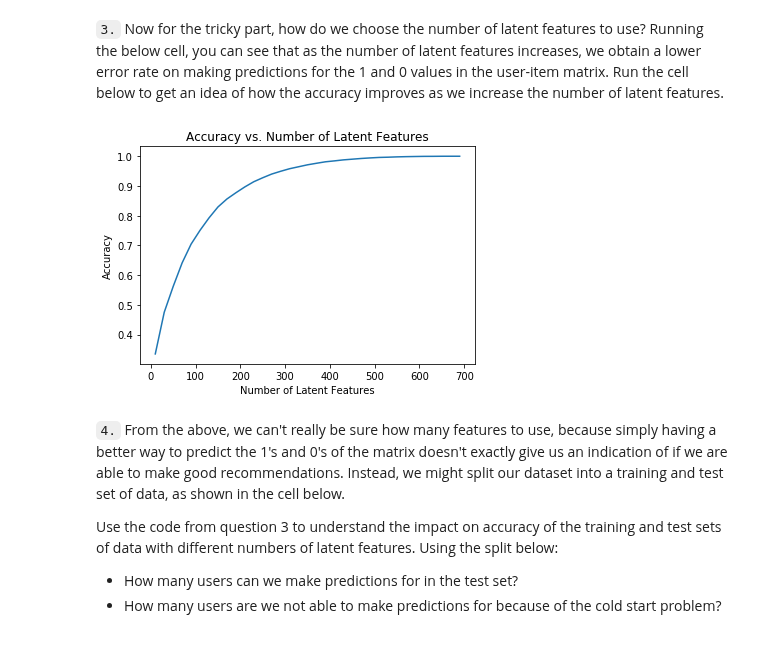
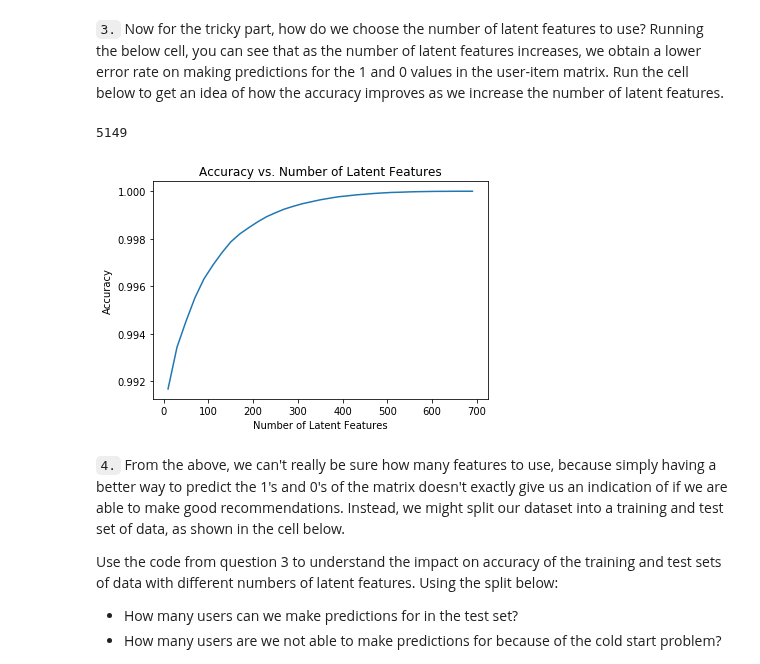
Before and after one commit to chziha/Data-Scientist-Udacity-Nanodegree, a Jupyter notebook: Recommendations-with-IBM/Recommendations_with_IBM.ipynb, the cells around one changed output. Saved outputs shown, nothing was run; the diff lists cells and outputs as text; code cells hidden in the pictures.

```diff
--- a/Recommendations-with-IBM/Recommendations_with_IBM.ipynb
+++ b/Recommendations-with-IBM/Recommendations_with_IBM.ipynb
@@ -712,31 +712,35 @@ The case here is different than the one in the lesson. SVD works only for matrix
 As a result, the user-by-item matrix here does not contain any missing values, SVD works here.
 # %% [markdown]
 `3.` Now for the tricky part, how do we choose the number of latent features to use?  Running the below cell, you can see that as the number of latent features increases, we obtain a lower error rate on making predictions for the 1 and 0 values in the user-item matrix.  Run the cell below to get an idea of how the accuracy improves as we increase the number of latent features.
+# %%
+u.shape[0]
+# %% [output]
+5149
 # %%
 num_latent_feats = np.arange(10,700+10,20)
 sum_errs = []
 
 for k in num_latent_feats:
     # restructure with k latent features
     s_new, u_new, vt_new = np.diag(s[:k]), u[:, :k], vt[:k, :]
 
     # take dot product
     user_item_est = np.around(np.dot(np.dot(u_new, s_new), vt_new))
 
     # compute error for each prediction to actual value
     diffs = np.subtract(user_item_matrix, user_item_est)
 
     # total errors and keep track of them
     err = np.sum(np.sum(np.abs(diffs)))
     sum_errs.append(err)
 
 
-plt.plot(num_latent_feats, 1 - np.array(sum_errs)/df.shape[0]);
+plt.plot(num_latent_feats, 1 - np.array(sum_errs) / (u.shape[0] * vt.shape[0]));
 plt.xlabel('Number of Latent Features');
 plt.ylabel('Accuracy');
 plt.title('Accuracy vs. Number of Latent Features');
 # %% [output]
-[figure, old version]
+[figure, new version]
 # %% [markdown]
 `4.` From the above, we can't really be sure how many features to use, because simply having a better way to predict the 1's and 0's of the matrix doesn't exactly give us an indication of if we are able to make good recommendations.  Instead, we might split our dataset into a training and test set of data, as shown in the cell below.
 
```
Also changed, not shown: parts of 3 cells of this notebook, 1 other file.
